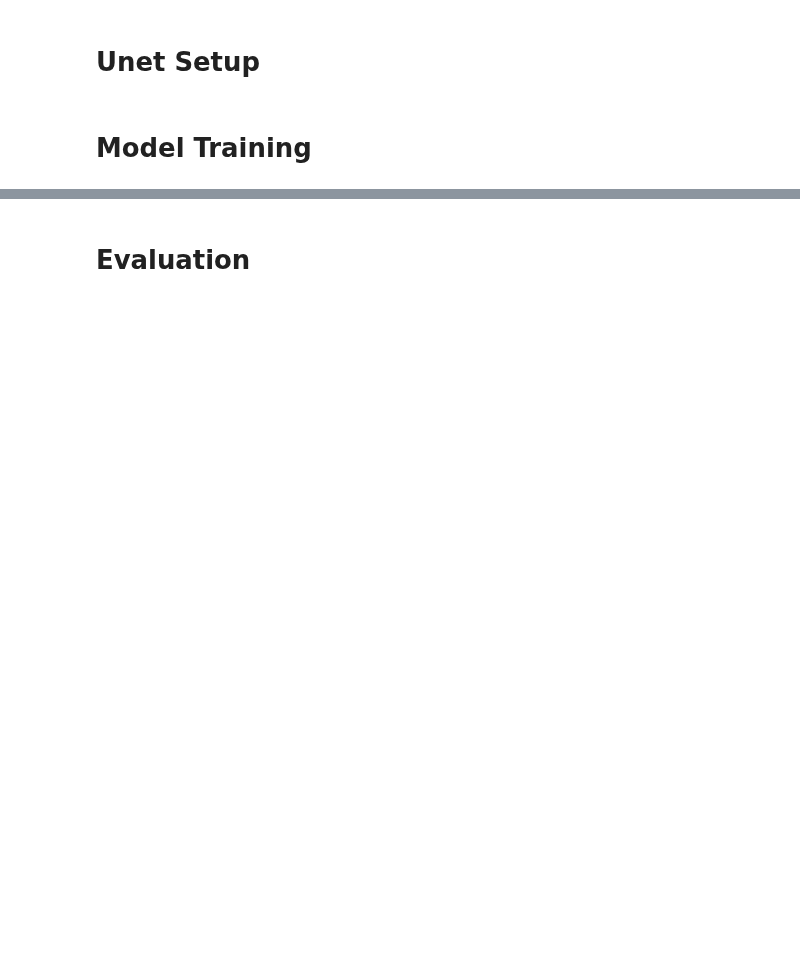
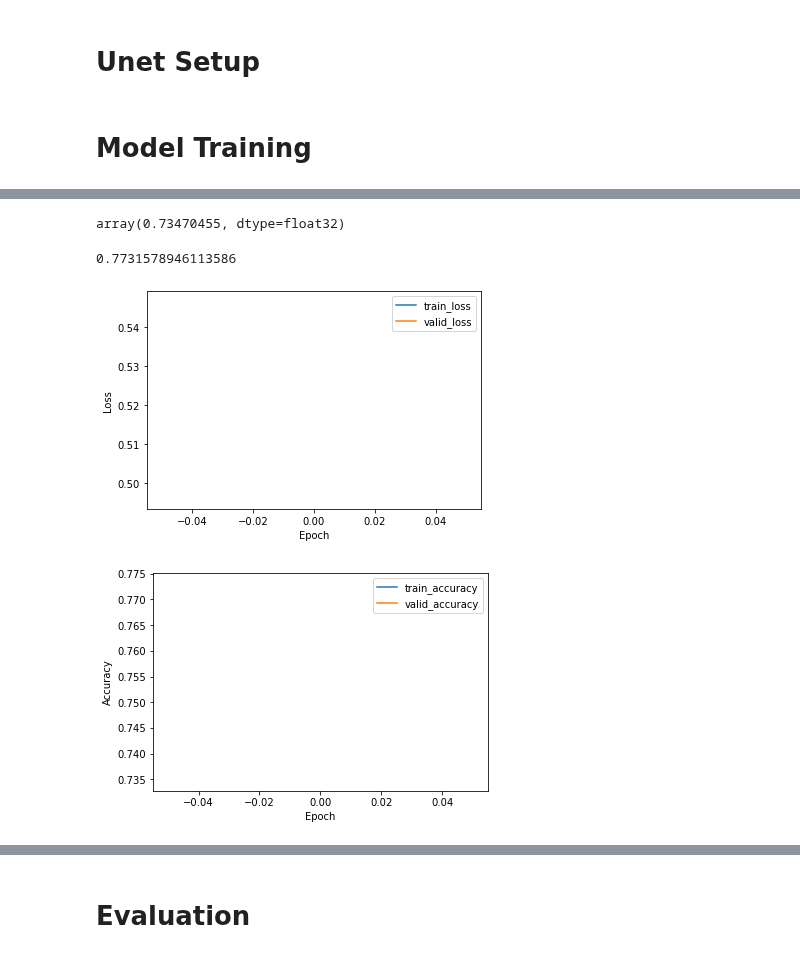
Before and after one commit to johnwslee/Data_Science_Libraries, a Jupyter notebook: PyTorch/Unet/Unet_image_segmentation_dogs_and_cats.ipynb, the cells around one changed output, grey strips where cells are left out. Saved outputs shown, nothing was run; the diff lists cells and outputs as text; code cells hidden in the pictures; blank space fills up the shorter version.

```diff
--- a/PyTorch/Unet/Unet_image_segmentation_dogs_and_cats.ipynb
+++ b/PyTorch/Unet/Unet_image_segmentation_dogs_and_cats.ipynb
@@ -340,7 +340,7 @@ def trainer(model, criterion, optimizer, trainloader, validloader, epochs=5, ver
             loss.backward()             # Calculate gradients w.r.t. parameters
             optimizer.step()            # Update parameters
             train_batch_loss += loss.item()  # Add loss for this batch to running total
-            train_batch_acc += (y_hat[1] == y).type(torch.float32).mean().item()
+            train_batch_acc += ((y_hat[:, 1]>0.5).int() == y).type(torch.float32).mean()#.item()
         train_loss.append(train_batch_loss / len(trainloader))
         train_accuracy.append(train_batch_acc / len(trainloader))  # accuracy
 
@@ -360,7 +360,7 @@ def trainer(model, criterion, optimizer, trainloader, validloader, epochs=5, ver
                 # _, y_hat_labels = torch.softmax(y_hat, dim=1).topk(1, dim=1)
                 loss = criterion(y_hat, y)
                 valid_batch_loss += loss.item()
-                valid_batch_acc += (y_hat[1] == y).type(torch.float32).mean().item()
+                valid_batch_acc += ((y_hat[:, 1]>0.5).int() == y).type(torch.float32).mean()#.item()
         valid_loss.append(valid_batch_loss / len(validloader))
         valid_accuracy.append(valid_batch_acc / len(validloader))  # accuracy
 
@@ -376,6 +376,12 @@ def trainer(model, criterion, optimizer, trainloader, validloader, epochs=5, ver
                  )
 
     print("\nTraining ended.")
+
+    return train_loss, valid_loss, train_accuracy, valid_accuracy
 # %%
-trainer(unet, criterion, optimizer, train_loader, valid_loader, epochs=1, verbose=True)
+%%time
+
+train_loss, valid_loss, train_accuracy, valid_accuracy = trainer(
+    unet, criterion, optimizer, train_loader, valid_loader, epochs=30, verbose=True
+)
 # %% [output]
@@ -394,3 +393,27 @@ Training ended.
+# %%
+train_accuracy[0].cpu().numpy()
+# %% [output]
+array(0.73470455, dtype=float32)
+# %%
+valid_accuracy[0].cpu().numpy().tolist()
+# %% [output]
+0.7731578946113586
+# %%
+loss_fig = pd.DataFrame(
+    {"train_loss": train_loss, "valid_loss": valid_loss}
+).plot.line()
+loss_fig.set_xlabel('Epoch')
+loss_fig.set_ylabel('Loss');
+
+accur_fig = pd.DataFrame(
+    {"train_accuracy": [train_accuracy[0].cpu().numpy().tolist()],
+     "valid_accuracy": [valid_accuracy[0].cpu().numpy().tolist()]}
+).plot.line()
+accur_fig.set_xlabel('Epoch')
+accur_fig.set_ylabel('Accuracy');
+# %% [output]
+[figure, added]
+[figure, added]
 # %%
 X_test, y_test = next(iter(test_loader))
 # %%
```
Also changed, not shown: parts of 12 cells of this notebook.
